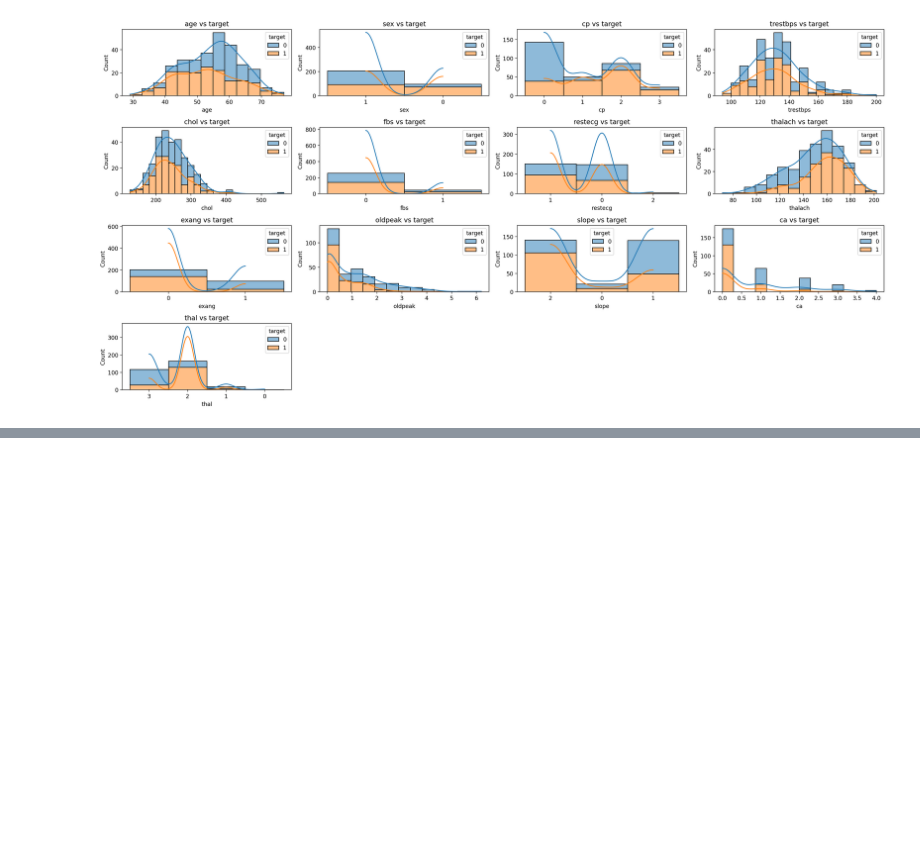
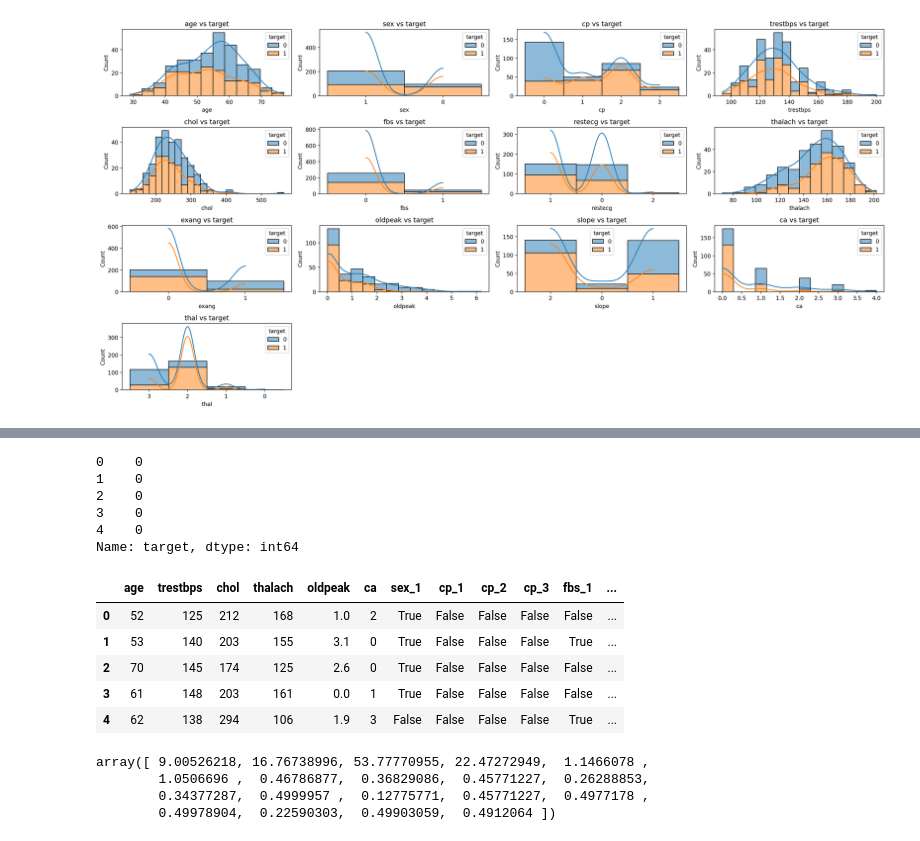
Before and after one commit to beniamine3155/Machine_Learning_AtoZ, a Jupyter notebook: 14_Boosting_Algorithms/boosting_algorithms.ipynb, the cells around one changed output, grey strips where cells are left out. Saved outputs shown, nothing was run; the diff lists cells and outputs as text; code cells hidden in the pictures; blank space fills up the shorter version.

```diff
--- a/14_Boosting_Algorithms/boosting_algorithms.ipynb
+++ b/14_Boosting_Algorithms/boosting_algorithms.ipynb
@@ -129,0 +144,3 @@ for i, col in enumerate(columns):
+# %%
+X = df.drop('target', axis=1)
+X
@@ -129,0 +161,20 @@ for i, col in enumerate(columns):
+# %%
+y = df['target']
+y.head()
+# %% [output]
+0    0
+1    0
+2    0
+3    0
+4    0
+Name: target, dtype: int64
+# %%
+X = pd.get_dummies(X, drop_first=True, dtype='int')
+X.head()
+# %% [output]
+|  | age | trestbps | chol | thalach | oldpeak | ca | sex_1 | cp_1 | cp_2 | cp_3 | fbs_1 | ... |
+| 0 | 52 | 125 | 212 | 168 | 1.0 | 2 | True | False | False | False | False | ... |
+| 1 | 53 | 140 | 203 | 155 | 3.1 | 0 | True | False | False | False | True | ... |
+| 2 | 70 | 145 | 174 | 125 | 2.6 | 0 | True | False | False | False | False | ... |
+| 3 | 61 | 148 | 203 | 161 | 0.0 | 1 | True | False | False | False | False | ... |
+| 4 | 62 | 138 | 294 | 106 | 1.9 | 3 | False | False | False | False | True | ... |
@@ -129,0 +187,7 @@ for i, col in enumerate(columns):
+# %%
+scaler.scale_
+# %% [output]
+array([ 9.00526218, 16.76738996, 53.77770955, 22.47272949,  1.1466078 ,
+        1.0506696 ,  0.46786877,  0.36829086,  0.45771227,  0.26288853,
+        0.34377287,  0.4999957 ,  0.12775771,  0.45771227,  0.4977178 ,
+        0.49978904,  0.22590303,  0.49903059,  0.4912064 ])
```
Also changed, not shown: parts of 6 cells of this notebook.
